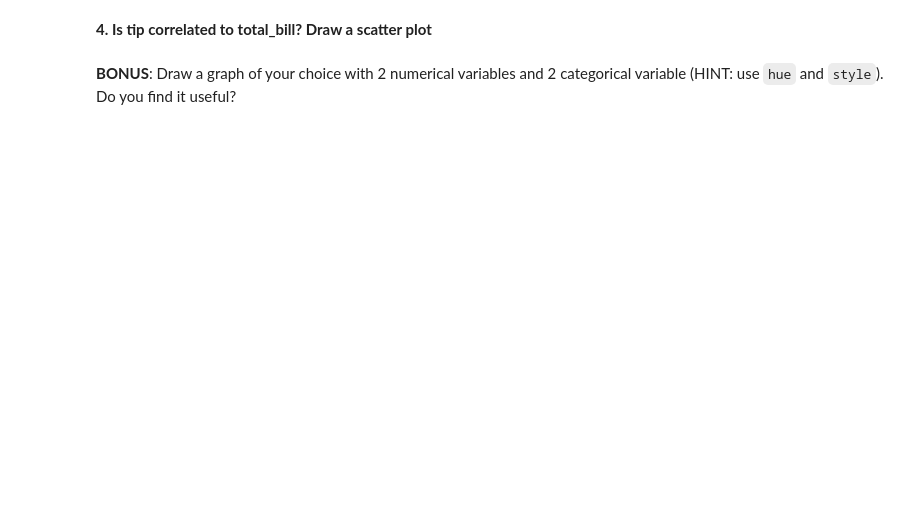
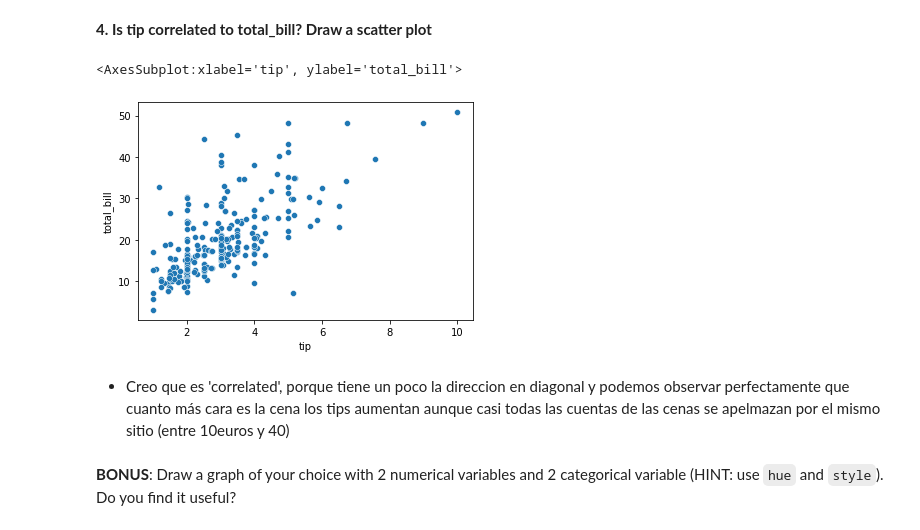
Before and after one commit to ironhack-datalabs/datamad1020-rev, a Jupyter notebook: module-1/lab-matplotlib-seaborn/your-code/challenge-1.ipynb, the cells around one changed output. Saved outputs shown, nothing was run; the diff lists cells and outputs as text; code cells hidden in the pictures; blank space fills up the shorter version.

```diff
--- a/module-1/lab-matplotlib-seaborn/your-code/challenge-1.ipynb
+++ b/module-1/lab-matplotlib-seaborn/your-code/challenge-1.ipynb
@@ -23,4 +63,12 @@ NameError: name 'hola' is not defined
 # %% [markdown]
 **4. Is tip correlated to total_bill? Draw a scatter plot**
+# %%
+sns.scatterplot(x= tips.tip, y = tips.total_bill)
+# %% [output]
+<AxesSubplot:xlabel='tip', ylabel='total_bill'>
+[figure, added]
+# %% [markdown]
+- Creo que es 'correlated', porque tiene un poco la direccion en diagonal y podemos observar perfectamente que cuanto más cara
+  es la cena los tips aumentan aunque casi todas las cuentas de las cenas se apelmazan por el mismo sitio (entre 10euros y 40)
 # %% [markdown]
 **BONUS**: Draw a graph of your choice with 2 numerical variables and 2 categorical variable (HINT: use `hue` and `style`). Do you find it useful?
```
Also changed, not shown: parts of 10 cells of this notebook.
